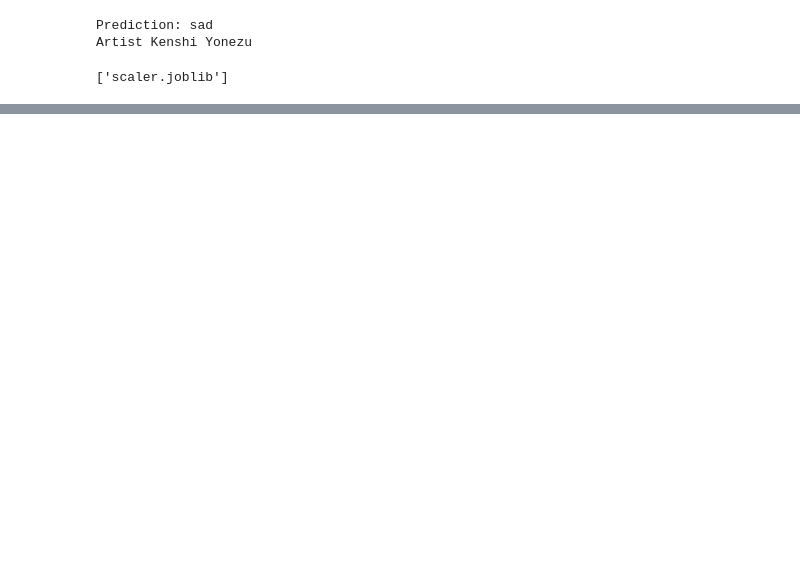
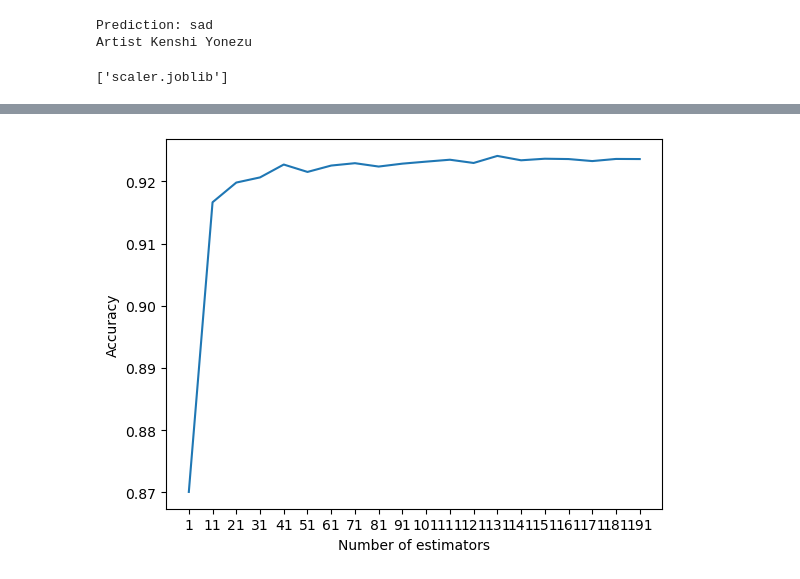
Before and after one commit to andy-dam/song-mood-classifier, a Jupyter notebook: notebook-testing-2.ipynb, the cells around one changed output, grey strips where cells are left out. Cells and saved outputs as stored; diff of their text form; code cells hidden in the pictures; blank space fills up the shorter version.

```diff
--- a/notebook-testing-2.ipynb
+++ b/notebook-testing-2.ipynb
@@ -167,0 +216,9 @@ import pickle
+# %%
+# label each score with the number of estimators
+plt.plot(range(1,201,10), scores)
+plt.xticks(range(1,201,10))
+plt.xlabel('Number of estimators')
+plt.ylabel('Accuracy')
+plt.show()
+# %% [output]
+[figure, added]
```
Also changed, not shown: parts of 10 cells of this notebook, 1 other file.
